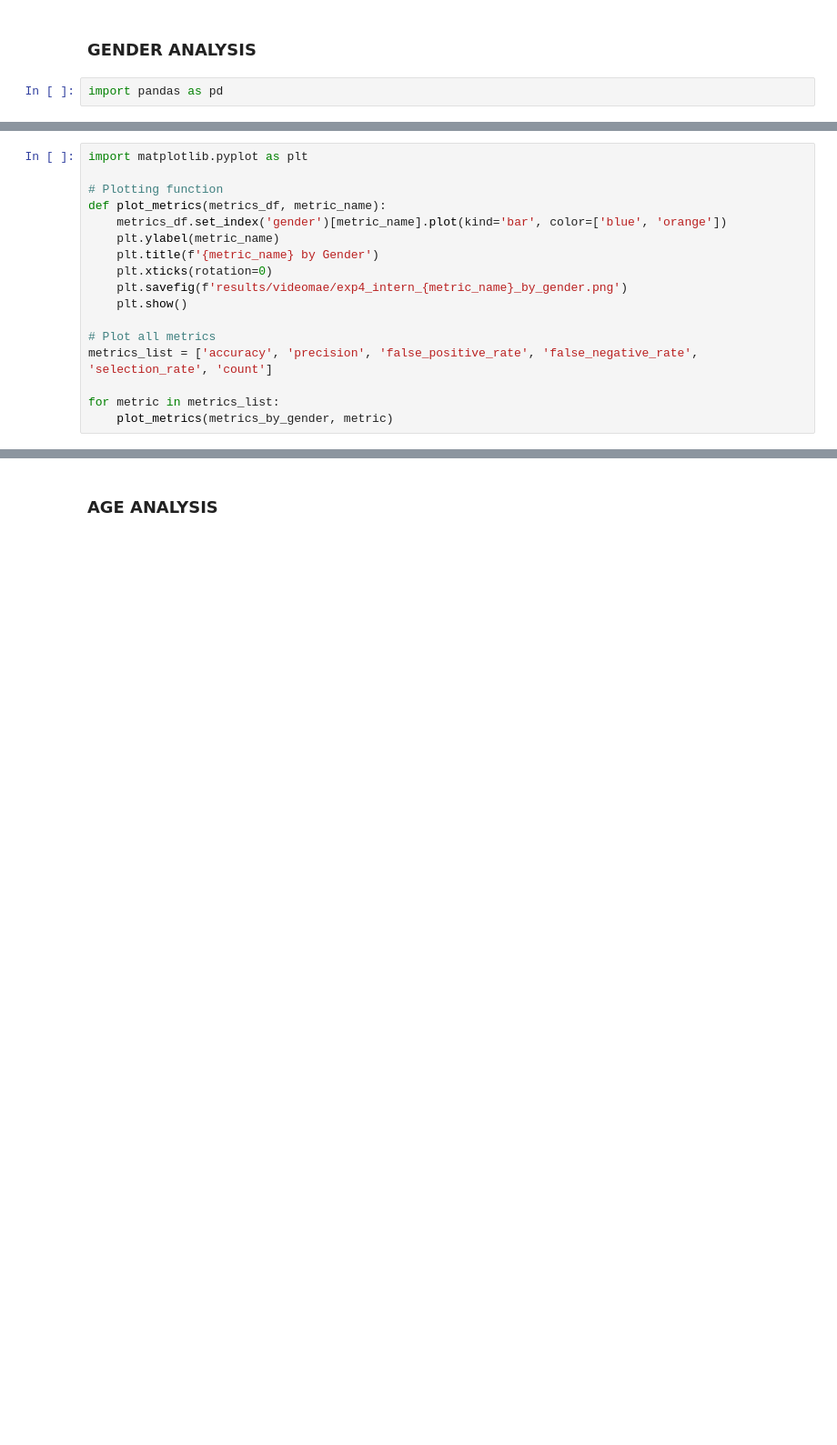
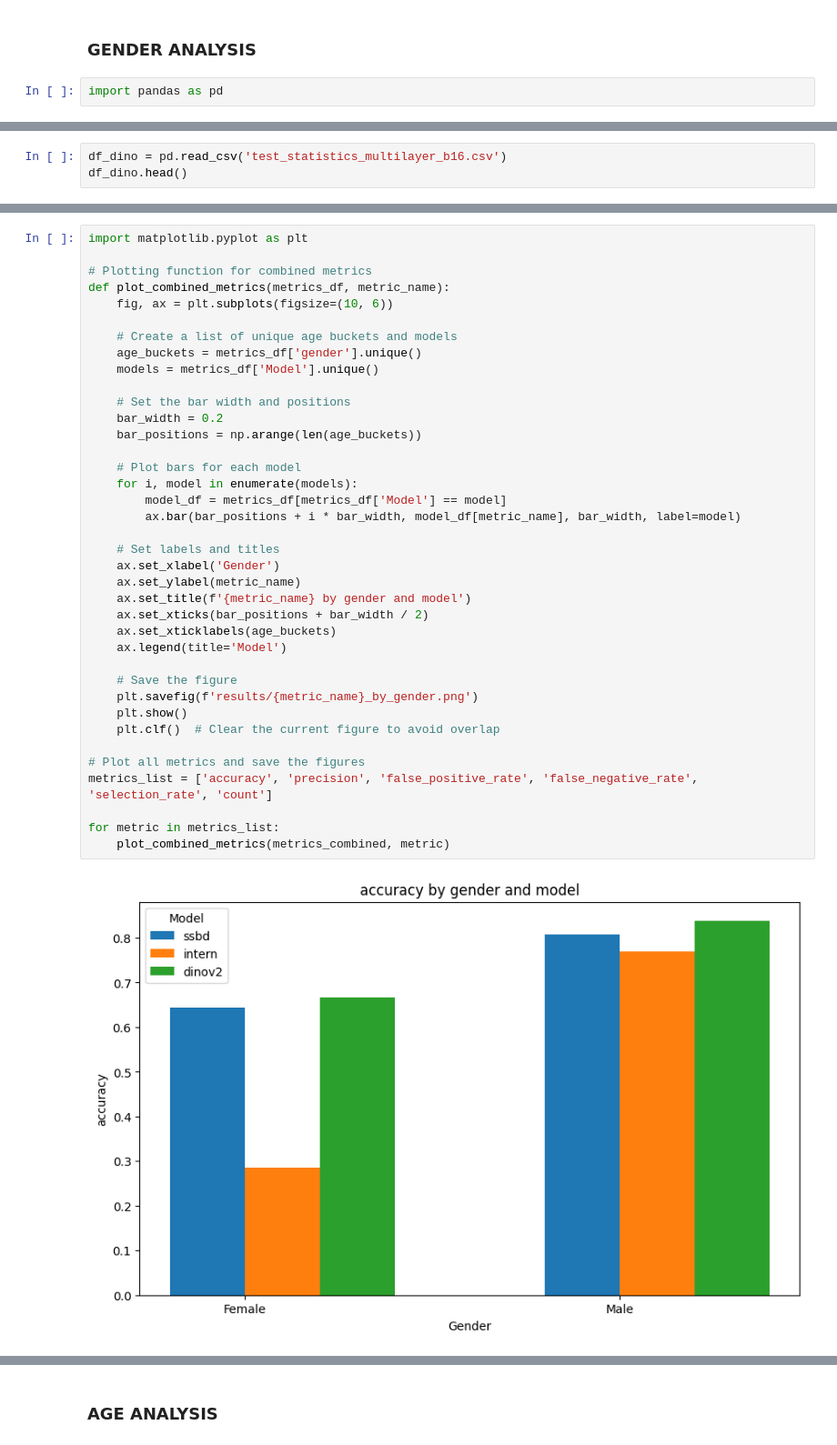
Before and after one commit to yyyyyyyyyy12138/BMI212_guesswhat, a Jupyter notebook: statistical_tests.ipynb, the cells around one changed output, grey strips where cells are left out. Shown at 91% size. Saved outputs shown, nothing was run; the diff lists cells and outputs as text; blank space fills up the shorter version.

```diff
--- a/statistical_tests.ipynb
+++ b/statistical_tests.ipynb
@@ -33,0 +34,3 @@ df.head()
+# %%
+df_dino = pd.read_csv('test_statistics_multilayer_b16.csv')
+df_dino.head()
@@ -101,17 +133,0 @@ metrics_by_gender.to_csv('results/videomae/exp4_intern_by_gender.csv', index=Fal
-# %%
-import matplotlib.pyplot as plt
-
-# Plotting function
-def plot_metrics(metrics_df, metric_name):
-    metrics_df.set_index('gender')[metric_name].plot(kind='bar', color=['blue', 'orange'])
-    plt.ylabel(metric_name)
-    plt.title(f'{metric_name} by Gender')
-    plt.xticks(rotation=0)
-    plt.savefig(f'results/videomae/exp4_intern_{metric_name}_by_gender.png')
-    plt.show()
-
-# Plot all metrics
-metrics_list = ['accuracy', 'precision', 'false_positive_rate', 'false_negative_rate', 'selection_rate', 'count']
-
-for metric in metrics_list:
-    plot_metrics(metrics_by_gender, metric)
@@ -124,0 +134,40 @@ for metric in metrics_list:
+# %%
+import matplotlib.pyplot as plt
+
+# Plotting function for combined metrics
+def plot_combined_metrics(metrics_df, metric_name):
+    fig, ax = plt.subplots(figsize=(10, 6))
+
+    # Create a list of unique age buckets and models
+    age_buckets = metrics_df['gender'].unique()
+    models = metrics_df['Model'].unique()
+
+    # Set the bar width and positions
+    bar_width = 0.2
+    bar_positions = np.arange(len(age_buckets))
+
+    # Plot bars for each model
+    for i, model in enumerate(models):
+        model_df = metrics_df[metrics_df['Model'] == model]
+        ax.bar(bar_positions + i * bar_width, model_df[metric_name], bar_width, label=model)
+
+    # Set labels and titles
+    ax.set_xlabel('Gender')
+    ax.set_ylabel(metric_name)
+    ax.set_title(f'{metric_name} by gender and model')
+    ax.set_xticks(bar_positions + bar_width / 2)
+    ax.set_xticklabels(age_buckets)
+    ax.legend(title='Model')
+
+    # Save the figure
+    plt.savefig(f'results/{metric_name}_by_gender.png')
+    plt.show()
+    plt.clf()  # Clear the current figure to avoid overlap
+
+# Plot all metrics and save the figures
+metrics_list = ['accuracy', 'precision', 'false_positive_rate', 'false_negative_rate', 'selection_rate', 'count']
+
+for metric in metrics_list:
+    plot_combined_metrics(metrics_combined, metric)
+# %% [output]
+[figure, added]
```
Also changed, not shown: parts of 18 cells of this notebook.
